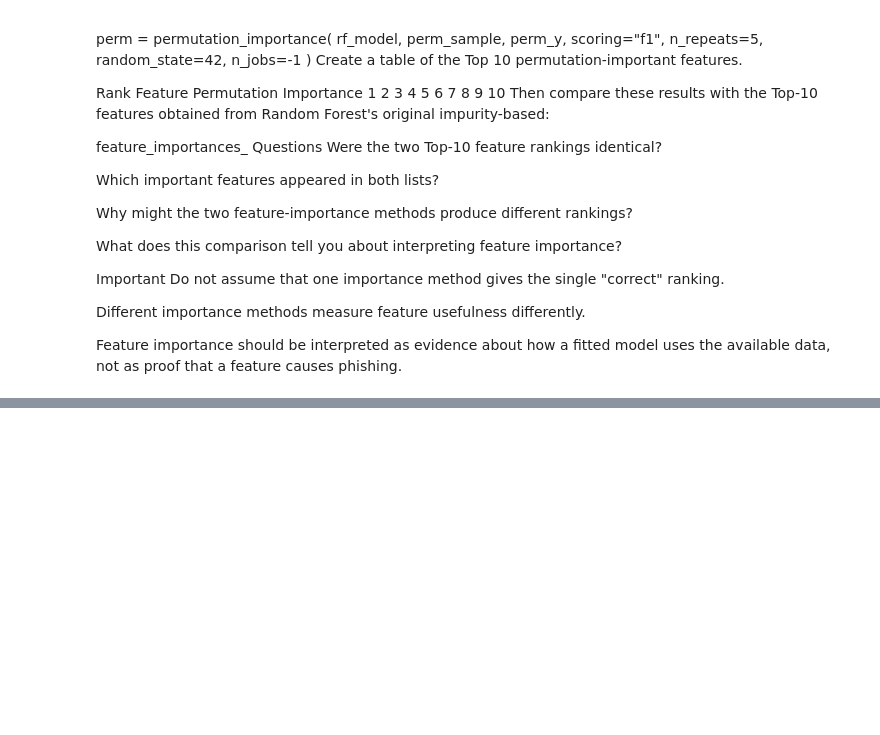
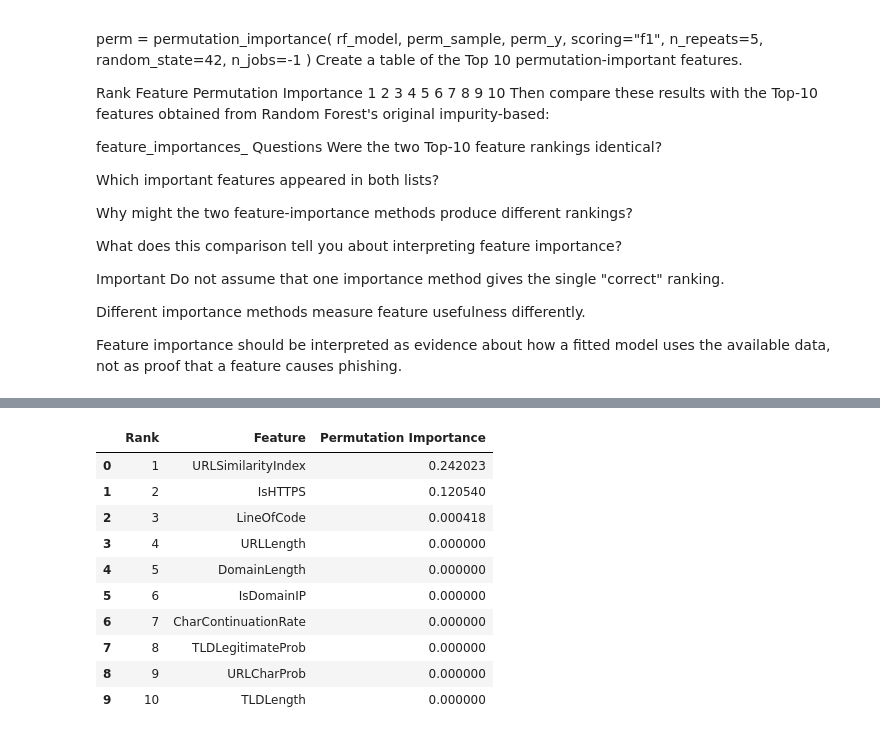
Before and after one commit to shawnw440/CS-6625-Machine-Learning-Based-Phishing-URL-Detection, a Jupyter notebook: CS6625_Phishing_Detection_Walker.ipynb, the cells around one changed output, grey strips where cells are left out. Cells and saved outputs as stored; diff of their text form; code cells hidden in the pictures; blank space fills up the shorter version.

```diff
--- a/CS6625_Phishing_Detection_Walker.ipynb
+++ b/CS6625_Phishing_Detection_Walker.ipynb
@@ -1926,0 +2034,58 @@ Feature importance should be interpreted as evidence about how a fitted model us
+# %%
+
+# Create the permutation importance table
+
+perm_importance_df = pd.DataFrame({
+    "Feature":
+        X_train.columns,
+
+    "Permutation Importance":
+        perm.importances_mean
+})
+
+# Sort by permutation importance
+
+perm_importance_df = (
+    perm_importance_df
+    .sort_values(
+        by="Permutation Importance",
+        ascending=False,
+        kind="stable"
+    )
+    .reset_index(drop=True)
+)
+
+# Select the Top 10 features
+
+perm_top10 = perm_importance_df.head(
+    10
+).copy()
+
+# Add feature rankings
+
+perm_top10["Rank"] = range(
+    1,
+    11
+)
+
+# Display Top-10 permutation importance
+
+perm_top10[
+    [
+        "Rank",
+        "Feature",
+        "Permutation Importance"
+    ]
+]
+# %% [output]
+|  | Rank | Feature | Permutation Importance |
+| 0 | 1 | URLSimilarityIndex | 0.242023 |
+| 1 | 2 | IsHTTPS | 0.120540 |
+| 2 | 3 | LineOfCode | 0.000418 |
+| 3 | 4 | URLLength | 0.000000 |
+| 4 | 5 | DomainLength | 0.000000 |
+| 5 | 6 | IsDomainIP | 0.000000 |
+| 6 | 7 | CharContinuationRate | 0.000000 |
+| 7 | 8 | TLDLegitimateProb | 0.000000 |
+| 8 | 9 | URLCharProb | 0.000000 |
+| 9 | 10 | TLDLength | 0.000000 |
```
Also changed, not shown: parts of 5 cells of this notebook.
